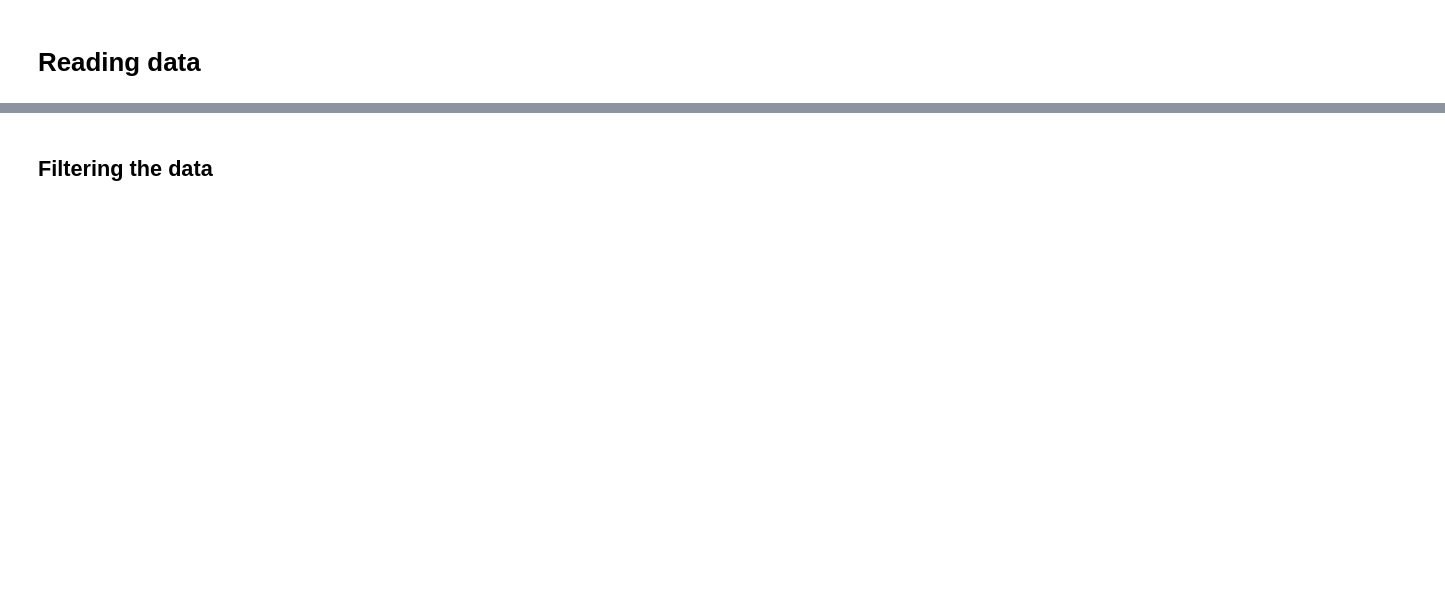
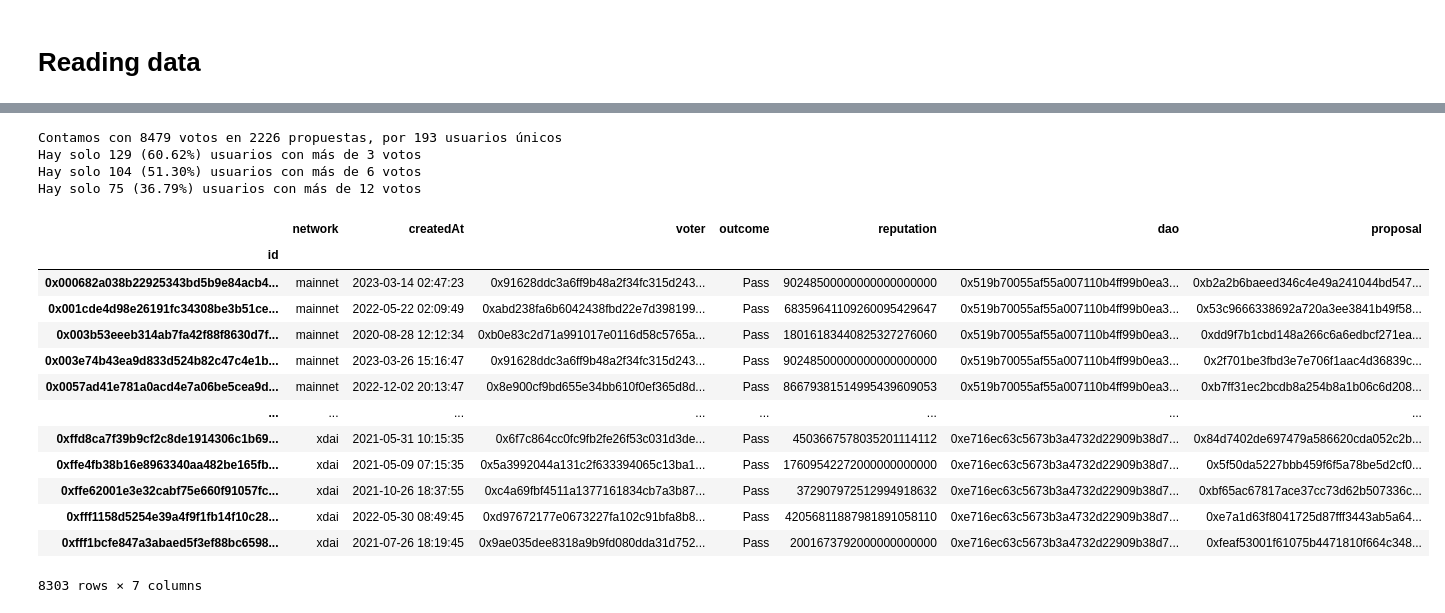
Before and after one commit to daviddavo/upm-tfm-notebooks, a Jupyter notebook: 01_mvp.ipynb, the cells around one changed output, grey strips where cells are left out. Saved outputs shown, nothing was run; the diff lists cells and outputs as text; code cells hidden in the pictures; blank space fills up the shorter version.

```diff
--- a/01_mvp.ipynb
+++ b/01_mvp.ipynb
@@ -17,10 +26,10 @@ DW = Path("/kaggle/input/dao-analyzer")
 # Reading data
 # %%
 with open(DW/'version.txt', 'r') as f:
-    print(f.read())
+    print(f.readline().strip())
 
 with open(DW/'update_date.txt', 'r') as f:
-    UPDATE_DATE = dt.datetime.fromisoformat(f.read())
+    UPDATE_DATE = dt.datetime.fromisoformat(f.readline().strip())
     print(UPDATE_DATE)
 
 def get_df(name):
@@ -29,5 +38,9 @@ def get_df(name):
 
     time_cols = [col for col in df.columns if col.endswith('At')]
     df[time_cols] = df[time_cols].apply(pd.to_datetime, errors='coerce', unit='s', origin='unix')
+    df['network'] = df['network'].astype('category')
 
     return df
+
+def filter_df(df: pd.DataFrame):
+    return df[df['dao'].isin(TESTING_DAO_IDS)]
@@ -34,2 +56,46 @@ def get_df(name):
+# %%
+def _print_dfv_summary(df):
+    print(f"Contamos con {len(df)} votos en {df['proposal'].nunique()} propuestas, por {df['voter'].nunique()} usuarios únicos")
+
+# dfp stands for dataframe proposals
+dfp = filter_df(get_df('proposals'))
+dfv = filter_df(get_df('votes'))
+dfh = filter_df(get_df('reputationHolders'))
+
+CAT_COLS = ['voter', 'dao', 'proposal']
+dfv[CAT_COLS] = dfv[CAT_COLS].astype('category')
+
+_print_dfv_summary(dfv)
+
+vpu = dfv.groupby('voter').size()
+def _aux_n_users(x):
+    print(f"Hay solo {sum(vpu >= x)} ({(vpu > x).mean()*100:.2f}%) usuarios con más de {x} votos")
+_aux_n_users(3)
+_aux_n_users(6)
+_aux_n_users(12)
+
+# Nos quedamos solo con los usuarios que tienen más de 3 votos
+dfv = dfv[dfv['voter'].isin(vpu[vpu >= MIN_VOTES].index)]
+
+dfv
+# %% [output]
+Contamos con 8479 votos en 2226 propuestas, por 193 usuarios únicos
+Hay solo 129 (60.62%) usuarios con más de 3 votos
+Hay solo 104 (51.30%) usuarios con más de 6 votos
+Hay solo 75 (36.79%) usuarios con más de 12 votos
+|  | network | createdAt | voter | outcome | reputation | dao | proposal |
+| id |  |  |  |  |  |  |  |
+| 0x000682a038b22925343bd5b9e84acb4... | mainnet | 2023-03-14 02:47:23 | 0x91628ddc3a6ff9b48a2f34fc315d243... | Pass | 90248500000000000000000 | 0x519b70055af55a007110b4ff99b0ea3... | 0xb2a2b6baeed346c4e49a241044bd547... |
+| 0x001cde4d98e26191fc34308be3b51ce... | mainnet | 2022-05-22 02:09:49 | 0xabd238fa6b6042438fbd22e7d398199... | Pass | 68359641109260095429647 | 0x519b70055af55a007110b4ff99b0ea3... | 0x53c9666338692a720a3ee3841b49f58... |
+| 0x003b53eeeb314ab7fa42f88f8630d7f... | mainnet | 2020-08-28 12:12:34 | 0xb0e83c2d71a991017e0116d58c5765a... | Pass | 18016183440825327276060 | 0x519b70055af55a007110b4ff99b0ea3... | 0xdd9f7b1cbd148a266c6a6edbcf271ea... |
+| 0x003e74b43ea9d833d524b82c47c4e1b... | mainnet | 2023-03-26 15:16:47 | 0x91628ddc3a6ff9b48a2f34fc315d243... | Pass | 90248500000000000000000 | 0x519b70055af55a007110b4ff99b0ea3... | 0x2f701be3fbd3e7e706f1aac4d36839c... |
+| 0x0057ad41e781a0acd4e7a06be5cea9d... | mainnet | 2022-12-02 20:13:47 | 0x8e900cf9bd655e34bb610f0ef365d8d... | Pass | 86679381514995439609053 | 0x519b70055af55a007110b4ff99b0ea3... | 0xb7ff31ec2bcdb8a254b8a1b06c6d208... |
+| ... | ... | ... | ... | ... | ... | ... | ... |
+| 0xffd8ca7f39b9cf2c8de1914306c1b69... | xdai | 2021-05-31 10:15:35 | 0x6f7c864cc0fc9fb2fe26f53c031d3de... | Pass | 4503667578035201114112 | 0xe716ec63c5673b3a4732d22909b38d7... | 0x84d7402de697479a586620cda052c2b... |
+| 0xffe4fb38b16e8963340aa482be165fb... | xdai | 2021-05-09 07:15:35 | 0x5a3992044a131c2f633394065c13ba1... | Pass | 17609542272000000000000 | 0xe716ec63c5673b3a4732d22909b38d7... | 0x5f50da5227bbb459f6f5a78be5d2cf0... |
+| 0xffe62001e3e32cabf75e660f91057fc... | xdai | 2021-10-26 18:37:55 | 0xc4a69fbf4511a1377161834cb7a3b87... | Pass | 372907972512994918632 | 0xe716ec63c5673b3a4732d22909b38d7... | 0xbf65ac67817ace37cc73d62b507336c... |
+| 0xfff1158d5254e39a4f9f1fb14f10c28... | xdai | 2022-05-30 08:49:45 | 0xd97672177e0673227fa102c91bfa8b8... | Pass | 42056811887981891058110 | 0xe716ec63c5673b3a4732d22909b38d7... | 0xe7a1d63f8041725d87fff3443ab5a64... |
+| 0xfff1bcfe847a3abaed5f3ef88bc6598... | xdai | 2021-07-26 18:19:45 | 0x9ae035dee8318a9b9fd080dda31d752... | Pass | 2001673792000000000000 | 0xe716ec63c5673b3a4732d22909b38d7... | 0xfeaf53001f61075b4471810f664c348... |
+8303 rows × 7 columns
 # %%
 dfp_nlp = pd.read_csv('/kaggle/input/dao-proposals-topic-models/dfp_nlp.csv')
@@ -44,2 +102,0 @@ dfp
-# %% [markdown]
-## Filtering the data
```
Also changed, not shown: parts of 27 cells of this notebook.
